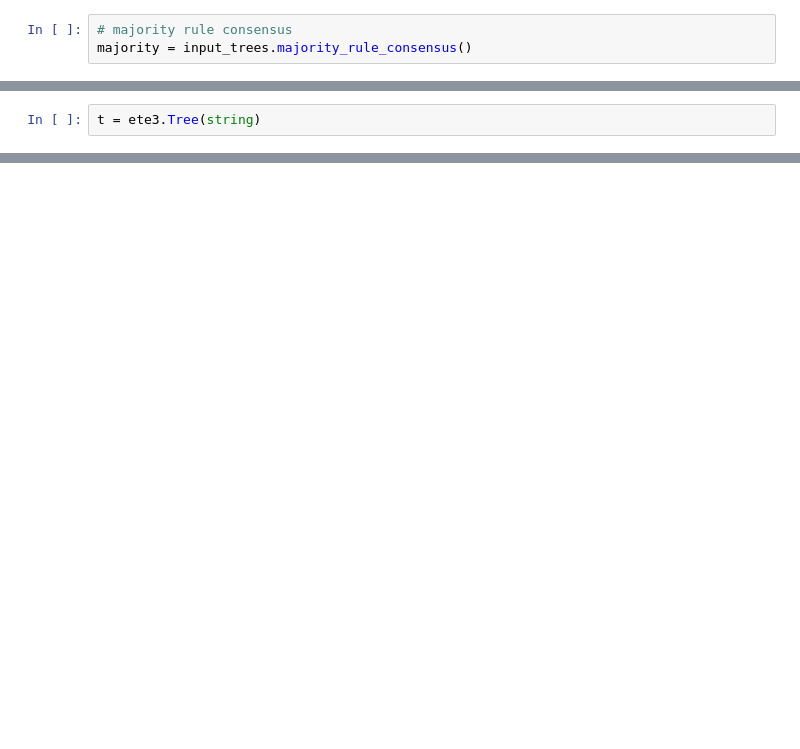
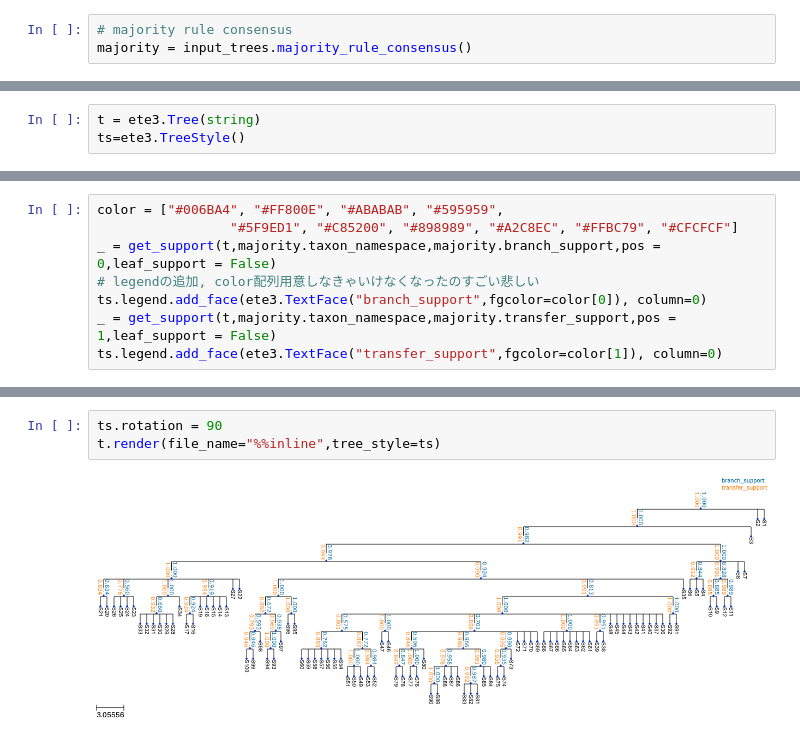
Before and after one commit to yukiregista/ConsensusProj, a Jupyter notebook: example_notebook/test_draw.ipynb, the cells around one changed output, grey strips where cells are left out. Drawn from its saved outputs; the diff is of its cells as text; blank space fills up the shorter version.

```diff
--- a/example_notebook/test_draw.ipynb
+++ b/example_notebook/test_draw.ipynb
@@ -60,2 +28,3 @@ string = string.replace('[&U] ', '')
 # %%
 t = ete3.Tree(string)
+ts=ete3.TreeStyle()
@@ -159,0 +31,8 @@ t.show()
+# %%
+color = ["#006BA4", "#FF800E", "#ABABAB", "#595959",
+                 "#5F9ED1", "#C85200", "#898989", "#A2C8EC", "#FFBC79", "#CFCFCF"]
+_ = get_support(t,majority.taxon_namespace,majority.branch_support,pos = 0,leaf_support = False)
+# legendの追加, color配列用意しなきゃいけなくなったのすごい悲しい
+ts.legend.add_face(ete3.TextFace("branch_support",fgcolor=color[0]), column=0)
+_ = get_support(t,majority.taxon_namespace,majority.transfer_support,pos = 1,leaf_support = False)
+ts.legend.add_face(ete3.TextFace("transfer_support",fgcolor=color[1]), column=0)
@@ -159,0 +43,5 @@ t.show()
+# %%
+ts.rotation = 90
+t.render(file_name="%%inline",tree_style=ts)
+# %% [output]
+[figure, added]
```
Also changed, not shown: parts of 26 cells of this notebook, 2 other files.
